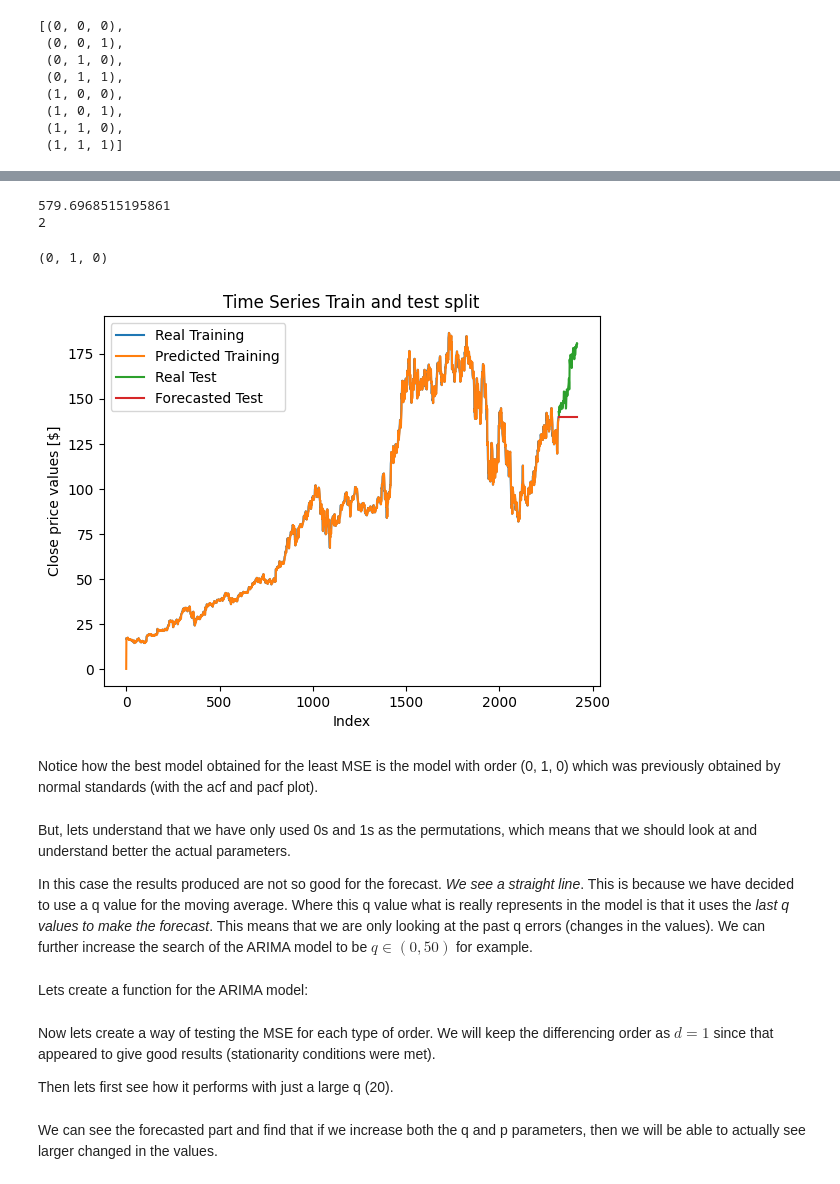
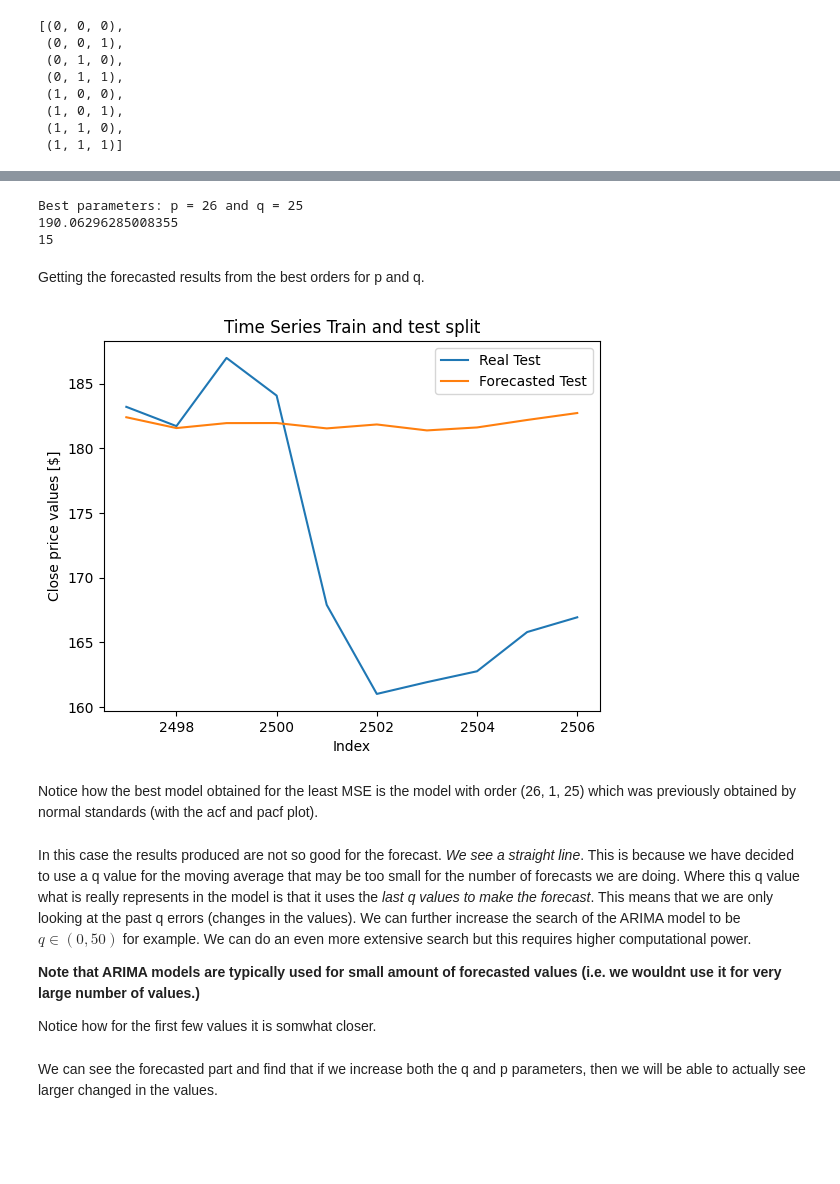
Before and after one commit to Supr9/ARIMA-model, a Jupyter notebook: arima_model.ipynb, the cells around one changed output, grey strips where cells are left out. Saved outputs shown, nothing was run; the diff lists cells and outputs as text; code cells hidden in the pictures; blank space fills up the shorter version.

```diff
--- a/arima_model.ipynb
+++ b/arima_model.ipynb
@@ -632,0 +623,6 @@ for i in range(0,len(perm)):
+# %%
+q_list = [0, 4, 8, 13, 25, 26, 27, 31, 45]
+p_list = [0, 4, 8, 25, 26, 27, 31]
+
+perm = list(product(q_list[1:5], p_list[1:5]))
+perm
@@ -633,8 +732,10 @@ for i in range(0,len(perm)):
 # %%
 best_mse = min(MSE_results)
 best_index = MSE_results.index(best_mse)
+print("Best parameters: p = {} and q = {}".format(perm[best_index][1], perm[best_index][0])) # p=1, q=0
 print(best_mse)
 print(best_index)
 # %% [output]
-579.6968515195861
-2
+Best parameters: p = 26 and q = 25
+190.06296285008355
+15
@@ -646,26 +742,36 @@ best_orders = perm[best_index]
-# %%
-best_orders
-# %% [output]
-(0, 1, 0)
+# %% [markdown]
+Getting the forecasted results from the best orders for p and q.
+# %%
+best_p, best_q = perm[best_index][1], perm[best_index][0]
+prediction_steps = 10
+
+train_list, test_list = train_test(test_size=10, close_data=close_data, n_splits=2)
+
+train_data = close_data.iloc[[train_list[0]]]
+test_data = close_data.iloc[[test_list[0]]]
+
+# Prediction / Forecast with the best orders.
+pred, fore = applyARIMA(train_data, order = (perm[best_index][1],1,perm[best_index][0]), fore_steps=prediction_steps)
+
+best_forecast = fore
+real_values = test_data
 # %%
-plt.plot(list(train_list[0]), close_data.iloc[train_list[0]], label = 'Real Training')
-plt.plot(list(train_list[0]), best_predictions, label = 'Predicted Training')
 plt.plot(list(test_list[0]), close_data.iloc[test_list[0]], label = 'Real Test')
 plt.plot(list(test_list[0]), best_forecast, label = 'Forecasted Test')
 plt.legend()
 plt.xlabel('Index')
 plt.ylabel('Close price values [$]')
 plt.title('Time Series Train and test split')
 plt.show()
 # %% [output]
-[figure, old version]
+[figure, new version]
 # %% [markdown]
-Notice how the best model obtained for the least MSE is the model with order (0, 1, 0) which was previously obtained by normal standards (with the acf and pacf plot).
+Notice how the best model obtained for the least MSE is the model with order (26, 1, 25) which was previously obtained by normal standards (with the acf and pacf plot).
 # %% [markdown]
-But, lets understand that we have only used 0s and 1s as the permutations, which means that we should look at and understand better the actual parameters.
+In this case the results produced are not so good for the forecast. *We see a straight line*. This is because we have decided to use a q value for the moving average that may be too small for the number of forecasts we are doing. Where this q value what is really represents in the model is that it uses the *last q values to make the forecast*. This means that we are only looking at the past q errors (changes in the values). We can further increase the search of the ARIMA model to be $q \in (0,50)$ for example. We can do an even more extensive search but this requires higher computational power.
 
-In this case the results produced are not so good for the forecast. *We see a straight line*. This is because we have decided to use a q value for the moving average. Where this q value what is really represents in the model is that it uses the *last q values to make the forecast*. This means that we are only looking at the past q errors (changes in the values). We can further increase the search of the ARIMA model to be $q \in (0,50)$ for example.
+**Note that ARIMA models are typically used for small amount of forecasted values (i.e. we wouldnt use it for very large number of values.)**
+
+Notice how for the first few values it is somwhat closer.
-# %% [markdown]
-Lets create a function for the ARIMA model:
 # %%
 # Data
@@ -690,7 +784,3 @@ def applyARIMA(train_data: list, order: tuple, fore_steps: int)->list:
-# %% [markdown]
-Now lets create a way of testing the MSE for each type of order. We will keep the differencing order as $d=1$ since that appeared to give good results (stationarity conditions were met).
-
-Then lets first see how it performs with just a large q (20).
 # %%
 pred, fore = applyARIMA(train_data, order = (10,1,20), fore_steps=50)
 # %% [markdown]
```
Also changed, not shown: parts of 21 cells of this notebook, 1 other file.
